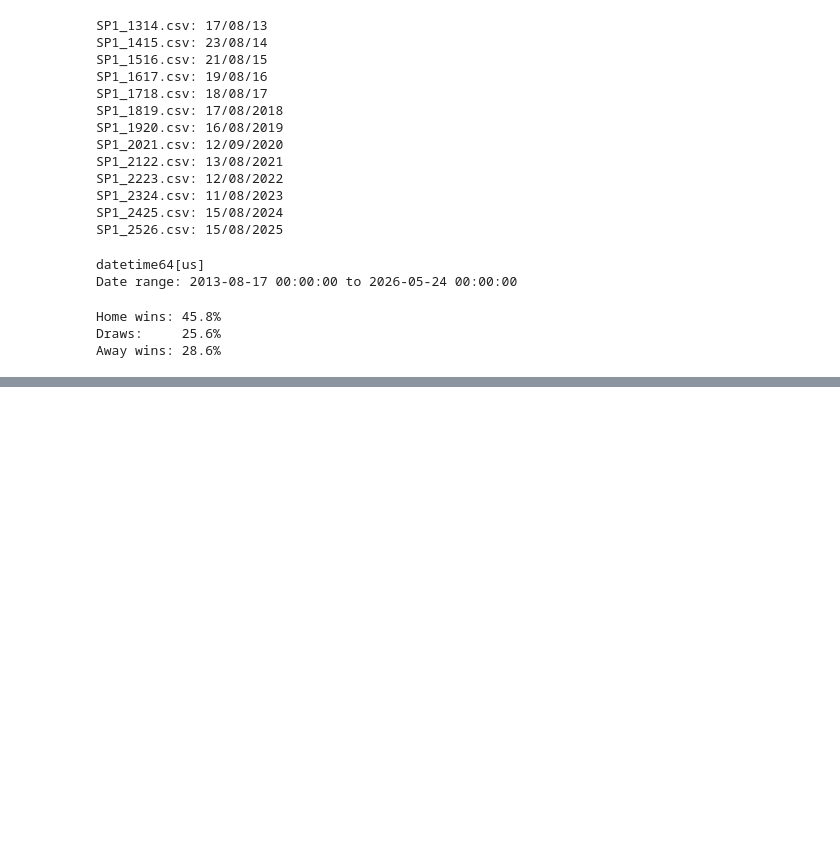
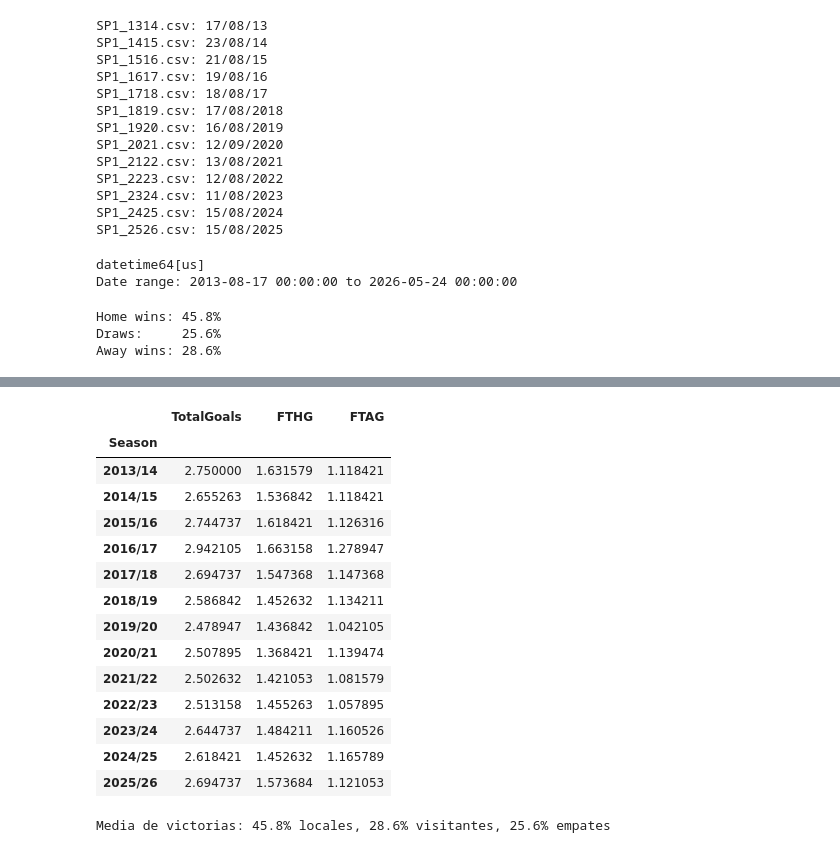
Before and after one commit to SuperAtor5000/football-ml, a Jupyter notebook: notebooks/01_eda.ipynb, the cells around one changed output, grey strips where cells are left out. Cells and saved outputs as stored; diff of their text form; code cells hidden in the pictures; blank space fills up the shorter version.

```diff
--- a/notebooks/01_eda.ipynb
+++ b/notebooks/01_eda.ipynb
@@ -253,0 +345,8 @@ for bk in bookmakers:
+# %%
+# Convert FTR to one-hot encoding
+df_combined["real_H"] = (df_combined["FTR"] == "H").astype(int)
+df_combined["real_D"] = (df_combined["FTR"] == "D").astype(int)
+df_combined["real_A"] = (df_combined["FTR"] == "A").astype(int)
+
+# Verify
+print(df_combined[["FTR", "real_H", "real_D", "real_A"]].head(10))
@@ -253,0 +612,10 @@ for bk in bookmakers:
+# %%
+df_combined["TotalGoals"] = df_combined["FTHG"] + df_combined["FTAG"]
+print(df_combined[["FTHG", "FTAG", "TotalGoals"]].head(10))
+
+total_goals_mean = df_combined["TotalGoals"].mean()
+print(f"Media de goles por partido: {total_goals_mean:.2f}")
+home_goals_mean = df_combined["FTHG"].mean()
+print(f"Media de goles locales por partido: {home_goals_mean:.2f}")
+away_goals_mean = df_combined["FTAG"].mean()
+print(f"Media de goles visitantes por partido: {away_goals_mean:.2f}")
@@ -253,0 +637,17 @@ for bk in bookmakers:
+# %%
+import numpy as np
+
+year = df_combined["Date"].dt.year
+month = df_combined["Date"].dt.month
+
+season_start = np.where(month >= 8, year, year - 1)
+season_end = (season_start + 1) % 100
+
+df_combined["Season"] = (
+    pd.Series(season_start).astype(str)
+    + "/"
+    + pd.Series(season_end).astype(str).str.zfill(2)
+)
+
+print(df_combined[["Date", "Season"]].head(10))
+print(df_combined[["Date", "Season"]].tail(10))
@@ -253,0 +672,26 @@ for bk in bookmakers:
+# %%
+df_combined.groupby("Season")[["TotalGoals", "FTHG", "FTAG"]].mean()
+# %% [output]
+|  | TotalGoals | FTHG | FTAG |
+| Season |  |  |  |
+| 2013/14 | 2.750000 | 1.631579 | 1.118421 |
+| 2014/15 | 2.655263 | 1.536842 | 1.118421 |
+| 2015/16 | 2.744737 | 1.618421 | 1.126316 |
+| 2016/17 | 2.942105 | 1.663158 | 1.278947 |
+| 2017/18 | 2.694737 | 1.547368 | 1.147368 |
+| 2018/19 | 2.586842 | 1.452632 | 1.134211 |
+| 2019/20 | 2.478947 | 1.436842 | 1.042105 |
+| 2020/21 | 2.507895 | 1.368421 | 1.139474 |
+| 2021/22 | 2.502632 | 1.421053 | 1.081579 |
+| 2022/23 | 2.513158 | 1.455263 | 1.057895 |
+| 2023/24 | 2.644737 | 1.484211 | 1.160526 |
+| 2024/25 | 2.618421 | 1.452632 | 1.165789 |
+| 2025/26 | 2.694737 | 1.573684 | 1.121053 |
+# %%
+df_combined["HomeWin"] = (df_combined["FTR"] == "H").astype(int)
+df_combined["AwayWin"] = (df_combined["FTR"] == "A").astype(int)
+df_combined["Draw"] = (df_combined["FTR"] == "D").astype(int)
+
+print(f"Media de victorias: {df_combined['HomeWin'].mean():.1%} locales, {df_combined['AwayWin'].mean():.1%} visitantes, {df_combined['Draw'].mean():.1%} empates")
+# %% [output]
+Media de victorias: 45.8% locales, 28.6% visitantes, 25.6% empates
```
Also changed, not shown: parts of 23 cells of this notebook, 1 other file.
